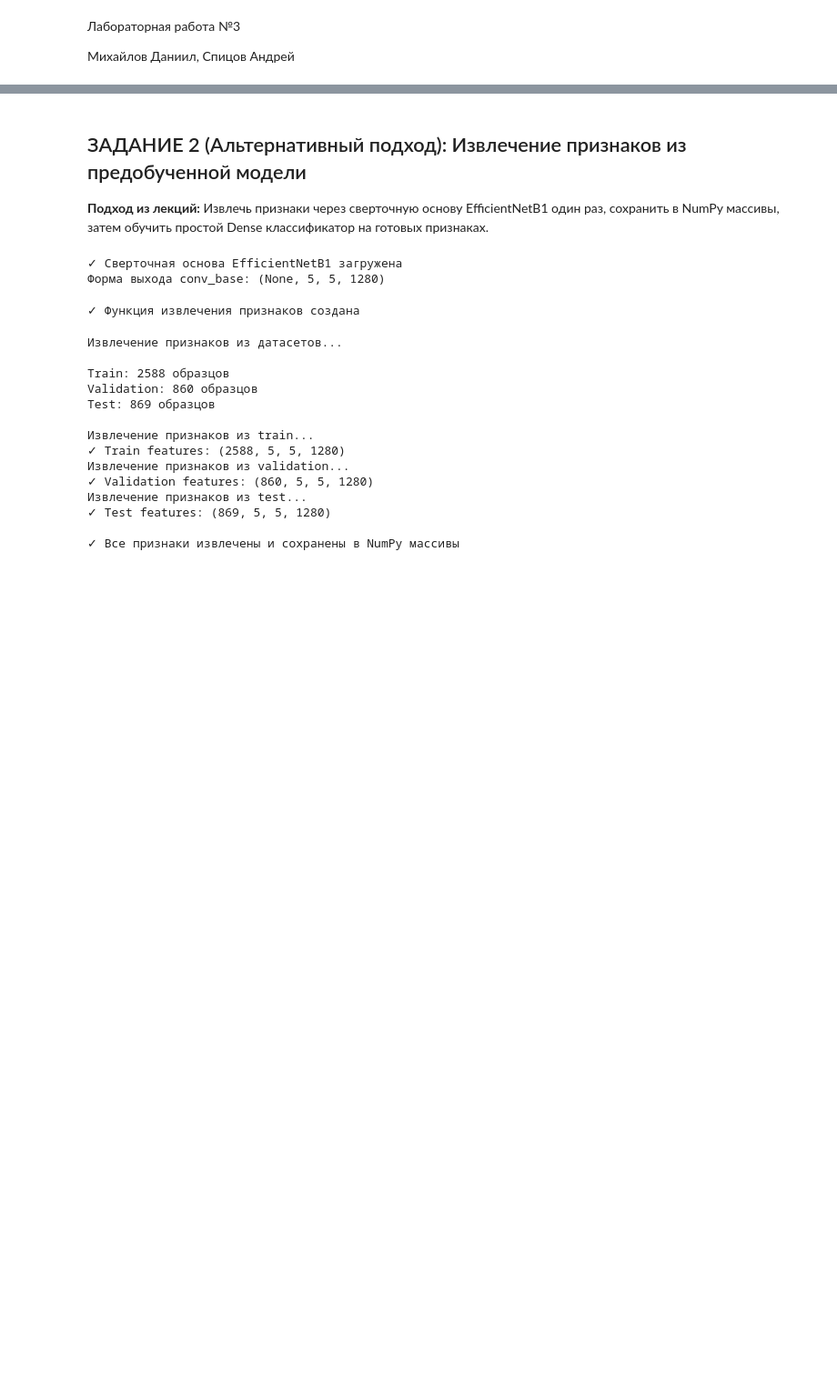
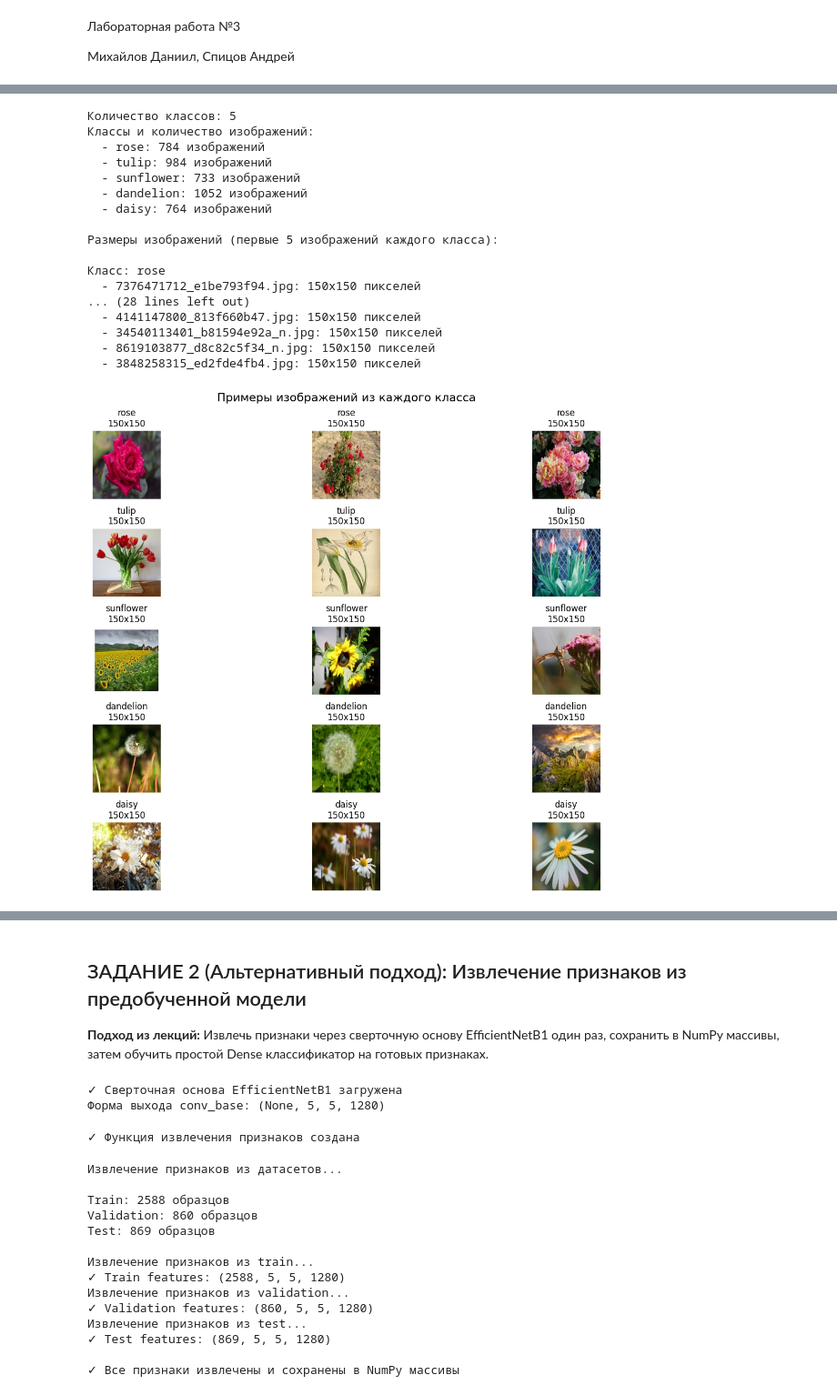
Before and after one commit to Ddkaba/IAD_Lab_3, a Jupyter notebook: IAD_Lab3.ipynb, the cells around one changed output, grey strips where cells are left out. Shown at 91% size. Cells and saved outputs as stored; diff of their text form; code cells hidden in the pictures; blank space fills up the shorter version.

```diff
--- a/IAD_Lab3.ipynb
+++ b/IAD_Lab3.ipynb
@@ -38,7 +38,7 @@ with zipfile.ZipFile(zip_path, 'r') as zip_ref:
 print('Архив распакован')
 
 # Путь к данным и показать классы
-data_path = 'flowers/flowers'
+data_path = 'flowers'
 print(f'\nПуть к данным: {data_path}')
 print('Классы цветов:')
 for flower_class in os.listdir(data_path):
@@ -49,3 +62,67 @@ for flower_class in os.listdir(data_path):
+# %%
+data_path = 'flowers'
+# Получение списка классов
+classes = [d for d in os.listdir(data_path) if os.path.isdir(os.path.join(data_path, d))]
+num_classes = len(classes)
+
+# Подсчёт количества изображений в каждом классе
+class_counts = {}
+for flower_class in classes:
+    class_dir = os.path.join(data_path, flower_class)
+    num_images = len([f for f in os.listdir(class_dir) if f.lower().endswith(('.jpg', '.jpeg', '.png'))])
+    class_counts[flower_class] = num_images
+
+# Вывод информации
+print(f"Количество классов: {num_classes}")
+print("Классы и количество изображений:")
+for flower_class, count in class_counts.items():
+    print(f"  - {flower_class}: {count} изображений")
+
+print("\nРазмеры изображений (первые 5 изображений каждого класса):")
+for flower_class in classes:
+    class_dir = os.path.join(data_path, flower_class)
+    images = [f for f in os.listdir(class_dir) if f.lower().endswith(('.jpg', '.jpeg', '.png'))][:5]
+    print(f"\nКласс: {flower_class}")
+    for img_name in images:
+        img_path = os.path.join(class_dir, img_name)
+        with Image.open(img_path) as img:
+            width, height = img.size
+            print(f"  - {img_name}: {width}x{height} пикселей")
+
+# Визуализация примеров изображений
+plt.figure(figsize=(15, 10))
+for i, flower_class in enumerate(classes):
+    class_dir = os.path.join(data_path, flower_class)
+    images = [f for f in os.listdir(class_dir) if f.lower().endswith(('.jpg', '.jpeg', '.png'))][:3]  # Первые 3 изображения
+    for j, img_name in enumerate(images):
+        img_path = os.path.join(class_dir, img_name)
+        with Image.open(img_path) as img:
+            plt.subplot(num_classes, 3, i * 3 + j + 1)
+            plt.imshow(img)
+            plt.title(f"{flower_class}\n{img.size[0]}x{img.size[1]}")
+            plt.axis('off')
+plt.suptitle("Примеры изображений из каждого класса", fontsize=16)
+plt.tight_layout()
+plt.show()
+# %% [output]
+Количество классов: 5
+Классы и количество изображений:
+  - rose: 784 изображений
+  - tulip: 984 изображений
+  - sunflower: 733 изображений
+  - dandelion: 1052 изображений
+  - daisy: 764 изображений
+
+Размеры изображений (первые 5 изображений каждого класса):
+
+Класс: rose
+  - 7376471712_e1be793f94.jpg: 150x150 пикселей
+... (28 lines left out)
+  - 4141147800_813f660b47.jpg: 150x150 пикселей
+  - 34540113401_b81594e92a_n.jpg: 150x150 пикселей
+  - 8619103877_d8c82c5f34_n.jpg: 150x150 пикселей
+  - 3848258315_ed2fde4fb4.jpg: 150x150 пикселей
+[figure, added]
 # %%
 # Параметры для преобразования
 target_size = (150, 150)  # Целевой размер всех изображений
```
Also changed, not shown: parts of 4 cells of this notebook.
